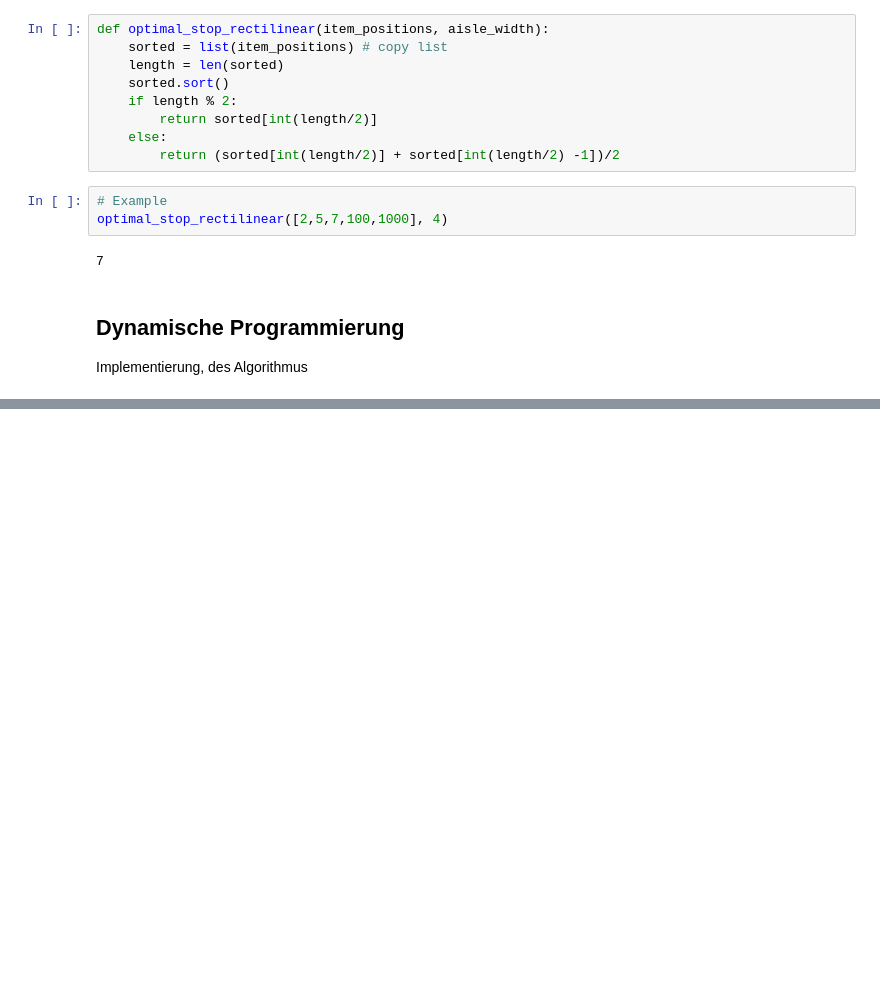
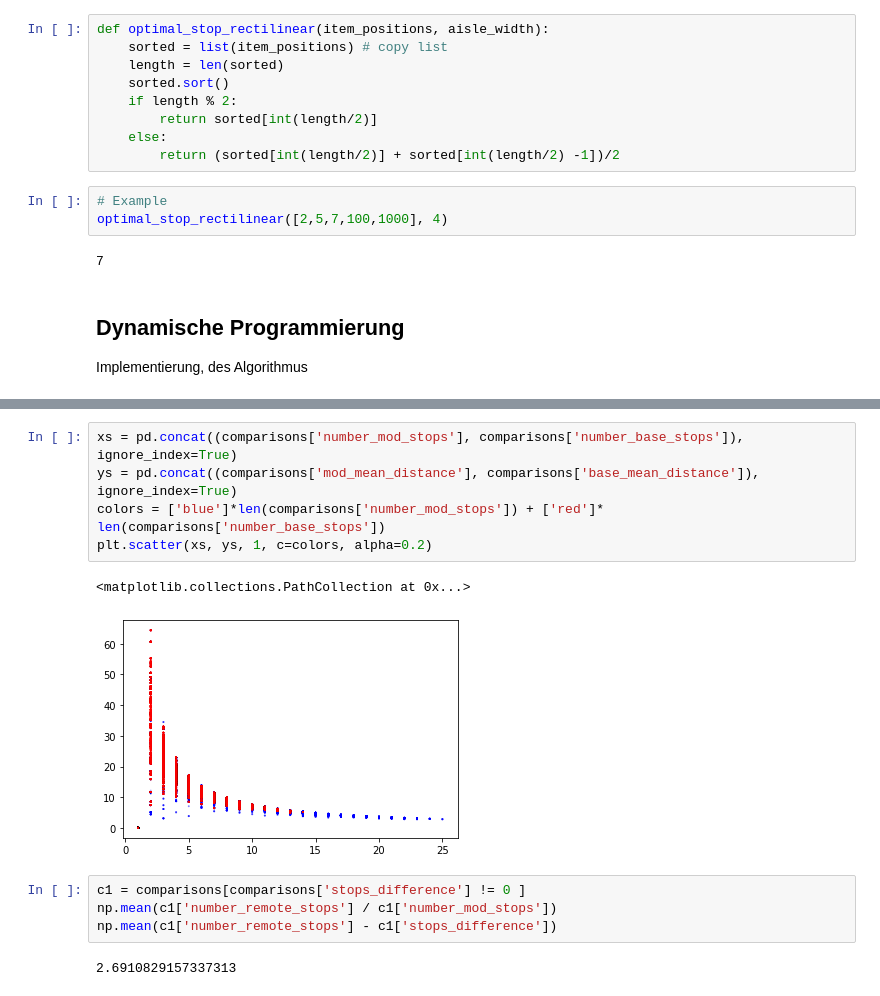
Before and after one commit to lukasleist/Order-Picking, a Jupyter notebook: goetschalckx.ipynb, the cells around one changed output, grey strips where cells are left out. Cells and saved outputs as stored; diff of their text form; blank space fills up the shorter version.

```diff
--- a/goetschalckx.ipynb
+++ b/goetschalckx.ipynb
@@ -171,0 +505,14 @@ optimal_stops(item_positions, aisle_width=2, walking_speed=10, time_to_start_sto
+# %%
+xs = pd.concat((comparisons['number_mod_stops'], comparisons['number_base_stops']), ignore_index=True)
+ys = pd.concat((comparisons['mod_mean_distance'], comparisons['base_mean_distance']), ignore_index=True)
+colors = ['blue']*len(comparisons['number_mod_stops']) + ['red']* len(comparisons['number_base_stops'])
+plt.scatter(xs, ys, 1, c=colors, alpha=0.2)
+# %% [output]
+<matplotlib.collections.PathCollection at 0x...>
+[figure, added]
+# %%
+c1 = comparisons[comparisons['stops_difference'] != 0 ]
+np.mean(c1['number_remote_stops'] / c1['number_mod_stops'])
+np.mean(c1['number_remote_stops'] - c1['stops_difference'])
+# %% [output]
+2.6910829157337313
```
Also changed, not shown: parts of 24 cells of this notebook, 4 other files.
